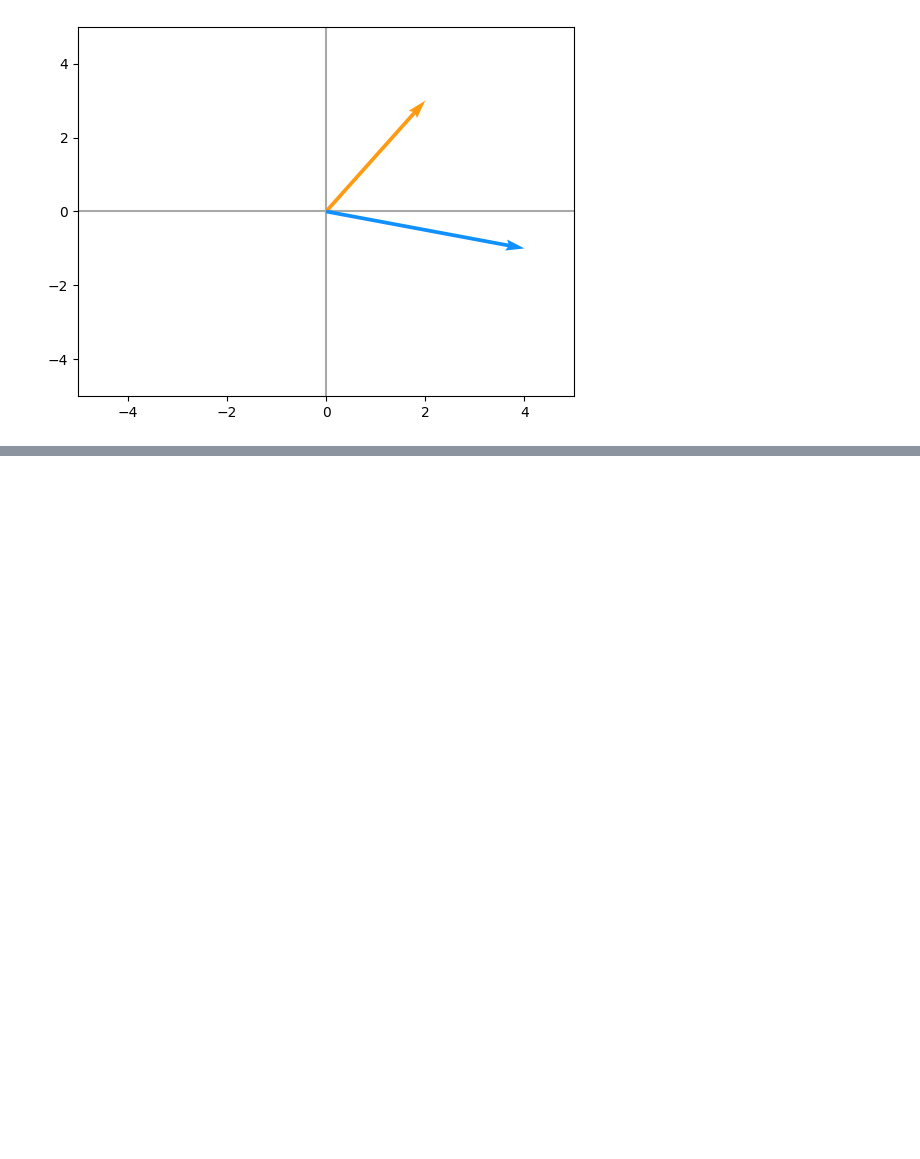
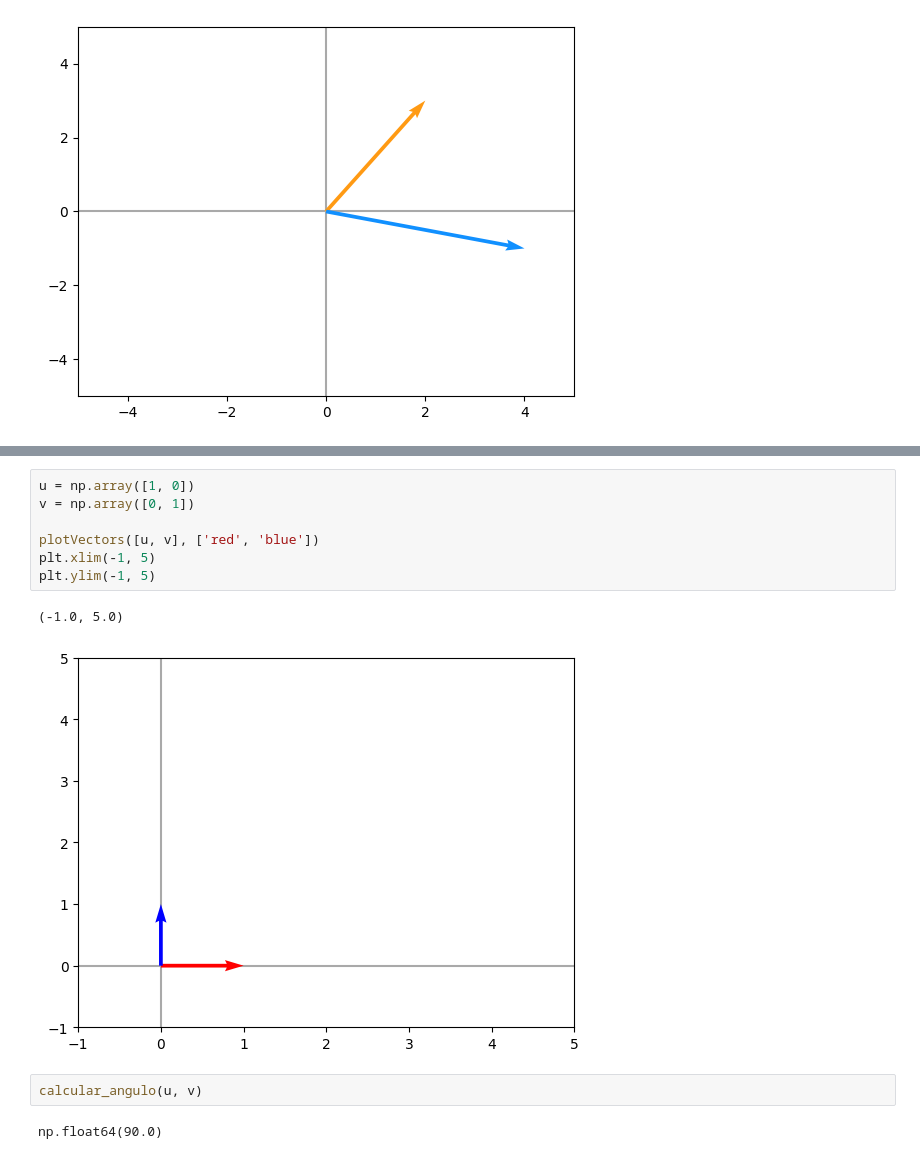
Before and after one commit to prokope/learning-data-science, a Jupyter notebook: linear_algebra.ipynb, the cells around one changed output, grey strips where cells are left out. Saved outputs shown, nothing was run; the diff lists cells and outputs as text; blank space fills up the shorter version.

Commit message:
calculate angle between arrays

```diff
--- a/linear_algebra.ipynb
+++ b/linear_algebra.ipynb
@@ -154,0 +165,14 @@ plt.ylim(-5, 5)
+# %%
+u = np.array([1, 0])
+v = np.array([0, 1])
+
+plotVectors([u, v], ['red', 'blue'])
+plt.xlim(-1, 5)
+plt.ylim(-1, 5)
+# %% [output]
+(-1.0, 5.0)
+[figure, added]
+# %%
+calcular_angulo(u, v)
+# %% [output]
+np.float64(90.0)
```
Also changed, not shown: parts of 3 cells of this notebook.
